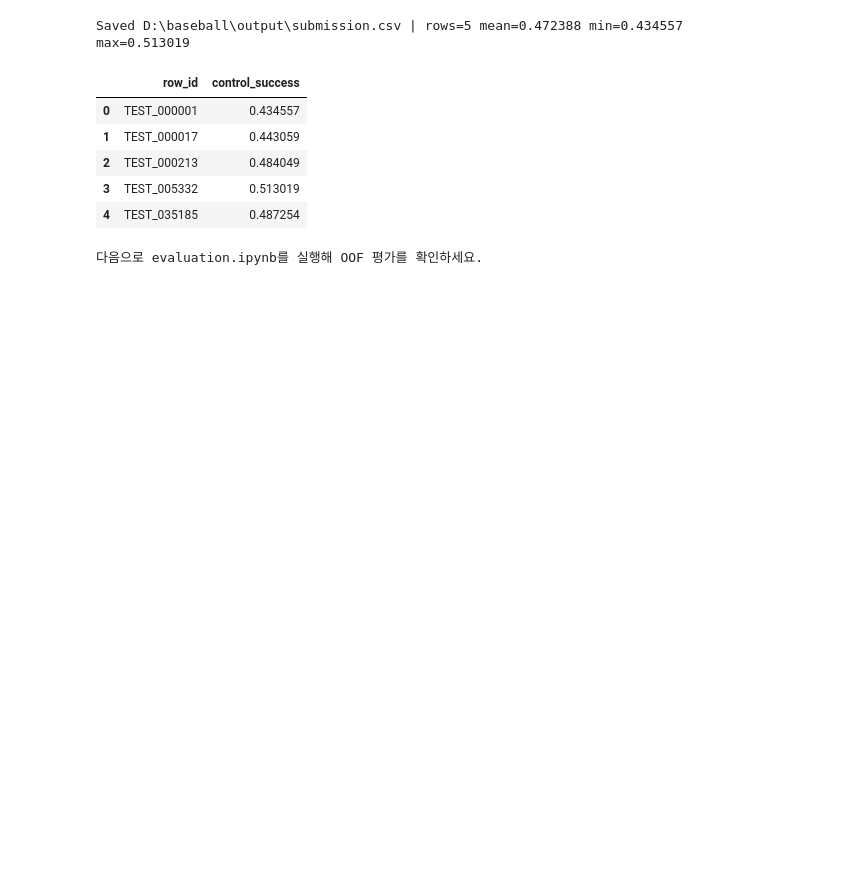
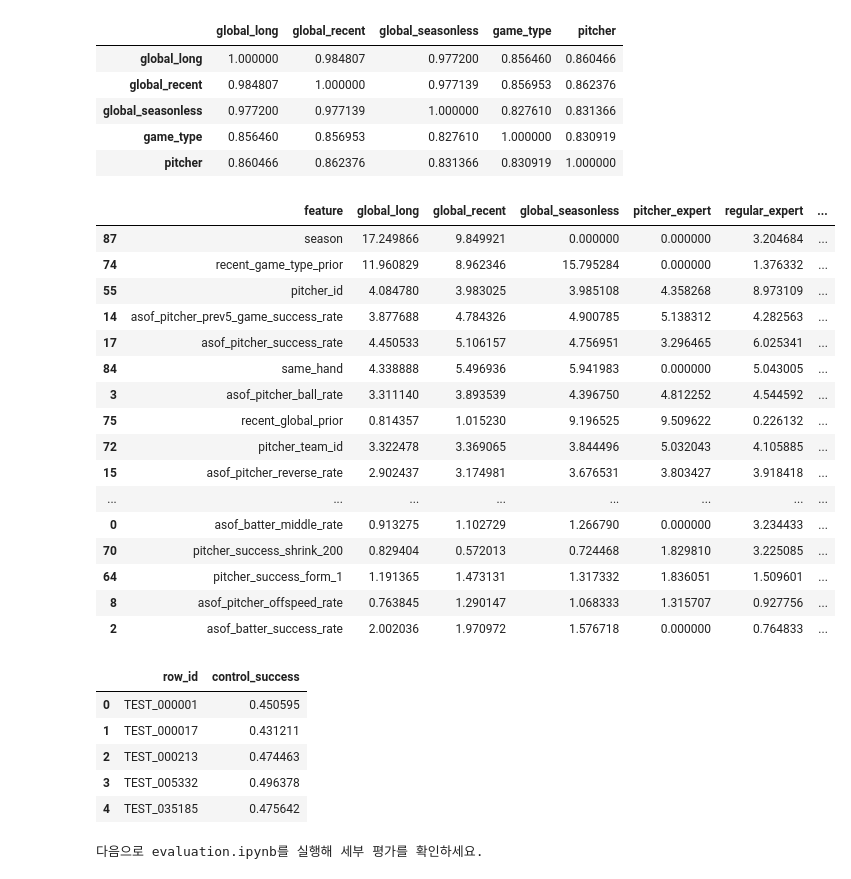
Before and after one commit to junhyun111/baseball, a Jupyter notebook: main.ipynb, the cells around one changed output. Drawn from its saved outputs; the diff is of its cells as text; code cells hidden in the pictures; blank space fills up the shorter version.

```diff
--- a/main.ipynb
+++ b/main.ipynb
@@ -429,0 +45,5 @@ Metric BrierScore is not implemented on GPU. Will use CPU for metric computation
+# %%
+result = run_training(ROOT, RUN_DIR)
+display(result["metrics"].sort_values(["season", "model"]))
+print("Final weights:", result["summary"]["ensemble"]["weight_map"])
+print("Calibration:", result["summary"]["calibration"])
@@ -430,13 +87,36 @@ Metric BrierScore is not implemented on GPU. Will use CPU for metric computation
 # %%
-submission_path = run_inference(ROOT, data_dir=str(DATA_DIR), model_dir=str(MODEL_DIR), output_dir=str(RUN_DIR / "output"))
-display(pd.read_csv(submission_path))
-print("다음으로 evaluation.ipynb를 실행해 OOF 평가를 확인하세요.")
+display(result["correlations"])
+display(result["importance"].head(25))
+display(pd.read_csv(result["submission_path"]))
+print("다음으로 evaluation.ipynb를 실행해 세부 평가를 확인하세요.")
 # %% [output]
+|  | global_long | global_recent | global_seasonless | game_type | pitcher |
+| global_long | 1.000000 | 0.984807 | 0.977200 | 0.856460 | 0.860466 |
+| global_recent | 0.984807 | 1.000000 | 0.977139 | 0.856953 | 0.862376 |
+| global_seasonless | 0.977200 | 0.977139 | 1.000000 | 0.827610 | 0.831366 |
+| game_type | 0.856460 | 0.856953 | 0.827610 | 1.000000 | 0.830919 |
+| pitcher | 0.860466 | 0.862376 | 0.831366 | 0.830919 | 1.000000 |
+|  | feature | global_long | global_recent | global_seasonless | pitcher_expert | regular_expert | ... |
+| 87 | season | 17.249866 | 9.849921 | 0.000000 | 0.000000 | 3.204684 | ... |
+| 74 | recent_game_type_prior | 11.960829 | 8.962346 | 15.795284 | 0.000000 | 1.376332 | ... |
+| 55 | pitcher_id | 4.084780 | 3.983025 | 3.985108 | 4.358268 | 8.973109 | ... |
+| 14 | asof_pitcher_prev5_game_success_rate | 3.877688 | 4.784326 | 4.900785 | 5.138312 | 4.282563 | ... |
+| 17 | asof_pitcher_success_rate | 4.450533 | 5.106157 | 4.756951 | 3.296465 | 6.025341 | ... |
+| 84 | same_hand | 4.338888 | 5.496936 | 5.941983 | 0.000000 | 5.043005 | ... |
+| 3 | asof_pitcher_ball_rate | 3.311140 | 3.893539 | 4.396750 | 4.812252 | 4.544592 | ... |
+| 75 | recent_global_prior | 0.814357 | 1.015230 | 9.196525 | 9.509622 | 0.226132 | ... |
+| 72 | pitcher_team_id | 3.322478 | 3.369065 | 3.844496 | 5.032043 | 4.105885 | ... |
+| 15 | asof_pitcher_reverse_rate | 2.902437 | 3.174981 | 3.676531 | 3.803427 | 3.918418 | ... |
+| ... | ... | ... | ... | ... | ... | ... | ... |
+| 0 | asof_batter_middle_rate | 0.913275 | 1.102729 | 1.266790 | 0.000000 | 3.234433 | ... |
+| 70 | pitcher_success_shrink_200 | 0.829404 | 0.572013 | 0.724468 | 1.829810 | 3.225085 | ... |
+| 64 | pitcher_success_form_1 | 1.191365 | 1.473131 | 1.317332 | 1.836051 | 1.509601 | ... |
+| 8 | asof_pitcher_offspeed_rate | 0.763845 | 1.290147 | 1.068333 | 1.315707 | 0.927756 | ... |
+| 2 | asof_batter_success_rate | 2.002036 | 1.970972 | 1.576718 | 0.000000 | 0.764833 | ... |
+|  | row_id | control_success |
+| 0 | TEST_000001 | 0.450595 |
+| 1 | TEST_000017 | 0.431211 |
+| 2 | TEST_000213 | 0.474463 |
+| 3 | TEST_005332 | 0.496378 |
+| 4 | TEST_035185 | 0.475642 |
-Saved D:\baseball\output\submission.csv | rows=5 mean=0.472388 min=0.434557 max=0.513019
+다음으로 evaluation.ipynb를 실행해 세부 평가를 확인하세요.
-|  | row_id | control_success |
-| 0 | TEST_000001 | 0.434557 |
-| 1 | TEST_000017 | 0.443059 |
-| 2 | TEST_000213 | 0.484049 |
-| 3 | TEST_005332 | 0.513019 |
-| 4 | TEST_035185 | 0.487254 |
-다음으로 evaluation.ipynb를 실행해 OOF 평가를 확인하세요.
```
Also changed, not shown: parts of 17 cells of this notebook, 23 other files.
